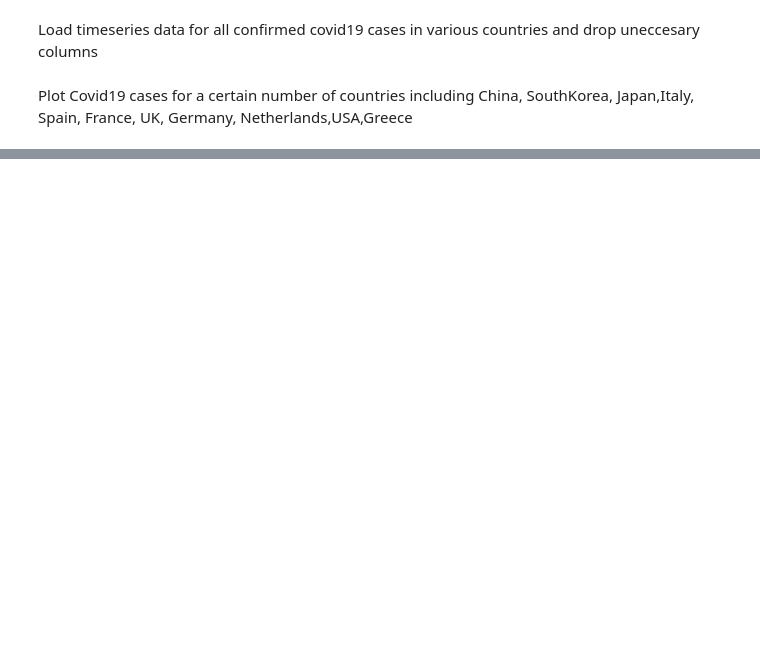
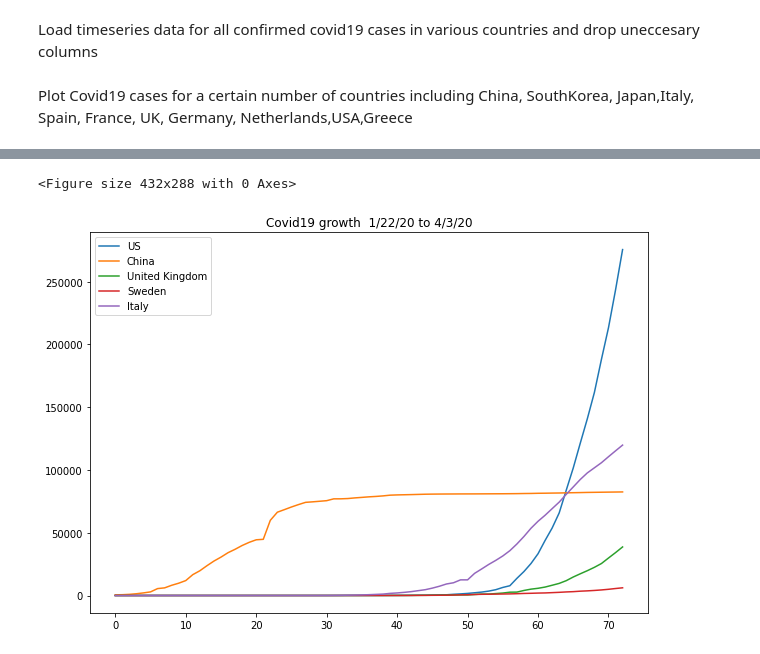
Before and after one commit to NikolasGialitsis/GrowthCurveCovid19, a Jupyter notebook: Gialitsis_GrowthCurveCovid19.ipynb, the cells around one changed output, grey strips where cells are left out. Drawn from its saved outputs; the diff is of its cells as text; code cells hidden in the pictures; blank space fills up the shorter version.

```diff
--- a/Gialitsis_GrowthCurveCovid19.ipynb
+++ b/Gialitsis_GrowthCurveCovid19.ipynb
@@ -123,0 +129,11 @@ plt.show()
+# %%
+plt.figure(3)
+fig, axes = plt.subplots(1,1, figsize=(10,7))
+plt.title('Covid19 growth  '+str(dates[0]) + ' to '+str(dates[-1]))
+for c in ['US','China','United Kingdom','Sweden','Italy']:
+  plt.plot(xaxis,CountryCases[c],label= c)
+plt.legend()
+plt.show()
+# %% [output]
+<Figure size 432x288 with 0 Axes>
+[figure, added]
```
Also changed, not shown: parts of 11 cells of this notebook.
